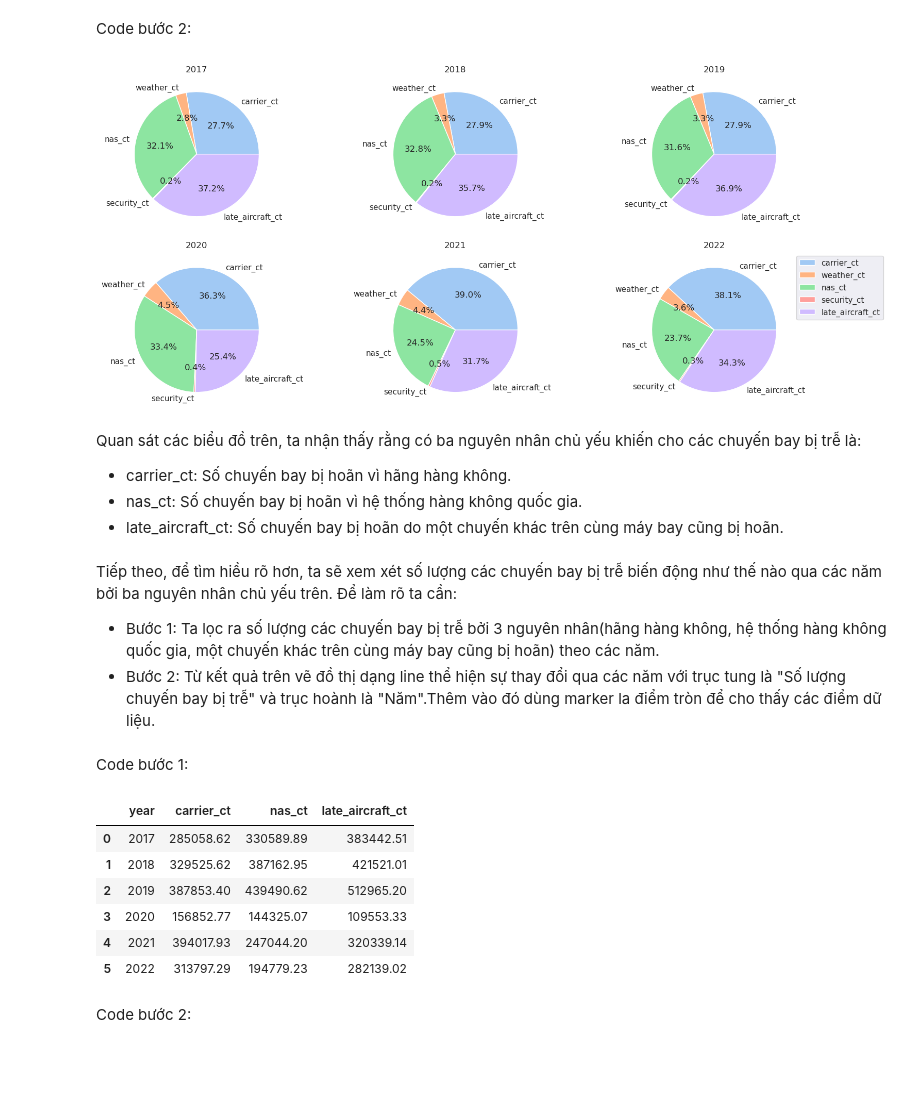
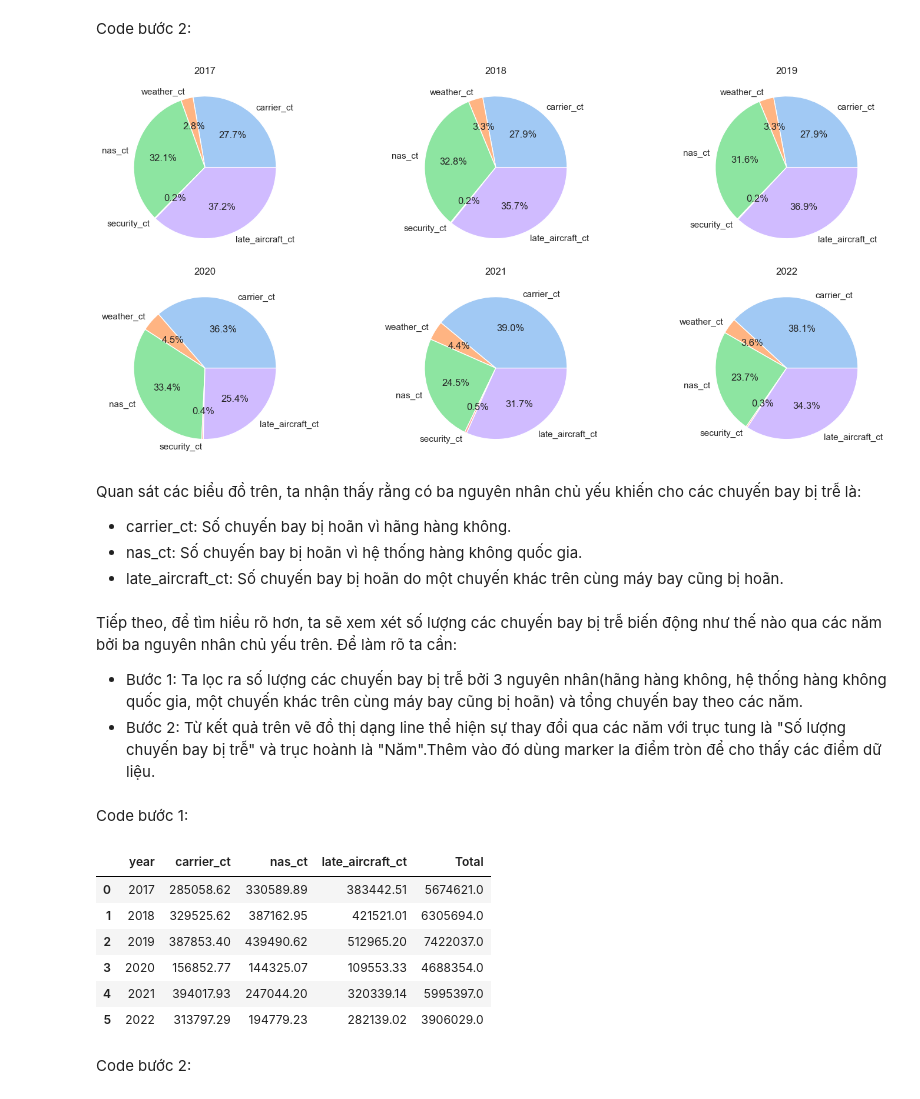
Before and after one commit to anhtran-20/ProDS_TH_Project, a Jupyter notebook: Xử_Lý_Dữ_Liệu.ipynb, the cells around one changed output. Drawn from its saved outputs; the diff is of its cells as text; code cells hidden in the pictures; blank space fills up the shorter version.

```diff
--- a/Xử_Lý_Dữ_Liệu.ipynb
+++ b/Xử_Lý_Dữ_Liệu.ipynb
@@ -258,20 +258,19 @@ Code bước 2:
 # %%
 sns.set_theme()
 colors = sns.color_palette('pastel')[0:5]
 fig, ax = plt.subplots(2,3)
 fig.set_figwidth(15)
 fig.set_figheight(7)
 idx = 0
 for i in range(2):
     for j in range(3):
         ax[i,j].pie(data_delay.iloc[idx],labels = data_delay.iloc[idx].index,colors = colors, autopct='%.1f%%')
         ax[i,j].set_title(data_delay.index[idx])
         idx+=1
 plt.tight_layout()
-plt.legend(loc='best',bbox_to_anchor=(1, 1))
 plt.show()
 # %% [output]
-[figure, old version]
+[figure, new version]
 # %% [markdown]
 Quan sát các biểu đồ trên, ta nhận thấy rằng có ba nguyên nhân chủ yếu khiến cho các chuyến bay bị trễ là:
 - carrier_ct: Số chuyến bay bị hoãn vì hãng hàng không.
@@ -280,21 +279,22 @@ Quan sát các biểu đồ trên, ta nhận thấy rằng có ba nguyên nhân
 # %% [markdown]
 Tiếp theo, để tìm hiều rõ hơn, ta sẽ xem xét số lượng các chuyến bay bị trễ biến động như thế nào qua các năm bởi ba nguyên nhân chủ yếu trên.
 Để làm rõ ta cần:
-- Bước 1: Ta lọc ra số lượng các chuyến bay bị trễ bởi 3 nguyên nhân(hãng hàng không, hệ thống hàng không quốc gia, một chuyến khác trên cùng máy bay cũng bị hoãn) theo các năm.
+- Bước 1: Ta lọc ra số lượng các chuyến bay bị trễ bởi 3 nguyên nhân(hãng hàng không, hệ thống hàng không quốc gia, một chuyến khác trên cùng máy bay cũng bị hoãn) và tổng chuyến bay theo các năm.
 - Bước 2: Từ kết quả trên vẽ đồ thị dạng line thể hiện sự thay đổi qua các năm với trục tung là "Số lượng chuyến bay bị trễ" và trục hoành là "Năm".Thêm vào đó dùng marker la điểm tròn để cho thấy các điểm dữ liệu.
 # %% [markdown]
 Code bước 1:
 # %%
 top3_delay = data_delay[['carrier_ct','nas_ct', 'late_aircraft_ct']].reset_index()
+top3_delay['Total'] = df.groupby('year')['arr_flights'].sum().values
 top3_delay
 # %% [output]
-|  | year | carrier_ct | nas_ct | late_aircraft_ct |
-| 0 | 2017 | 285058.62 | 330589.89 | 383442.51 |
-| 1 | 2018 | 329525.62 | 387162.95 | 421521.01 |
-| 2 | 2019 | 387853.40 | 439490.62 | 512965.20 |
-| 3 | 2020 | 156852.77 | 144325.07 | 109553.33 |
-| 4 | 2021 | 394017.93 | 247044.20 | 320339.14 |
-| 5 | 2022 | 313797.29 | 194779.23 | 282139.02 |
+|  | year | carrier_ct | nas_ct | late_aircraft_ct | Total |
+| 0 | 2017 | 285058.62 | 330589.89 | 383442.51 | 5674621.0 |
+| 1 | 2018 | 329525.62 | 387162.95 | 421521.01 | 6305694.0 |
+| 2 | 2019 | 387853.40 | 439490.62 | 512965.20 | 7422037.0 |
+| 3 | 2020 | 156852.77 | 144325.07 | 109553.33 | 4688354.0 |
+| 4 | 2021 | 394017.93 | 247044.20 | 320339.14 | 5995397.0 |
+| 5 | 2022 | 313797.29 | 194779.23 | 282139.02 | 3906029.0 |
 # %% [markdown]
 Code bước 2:
 # %%
```
Also changed, not shown: parts of 3 cells of this notebook, 1 other file.
